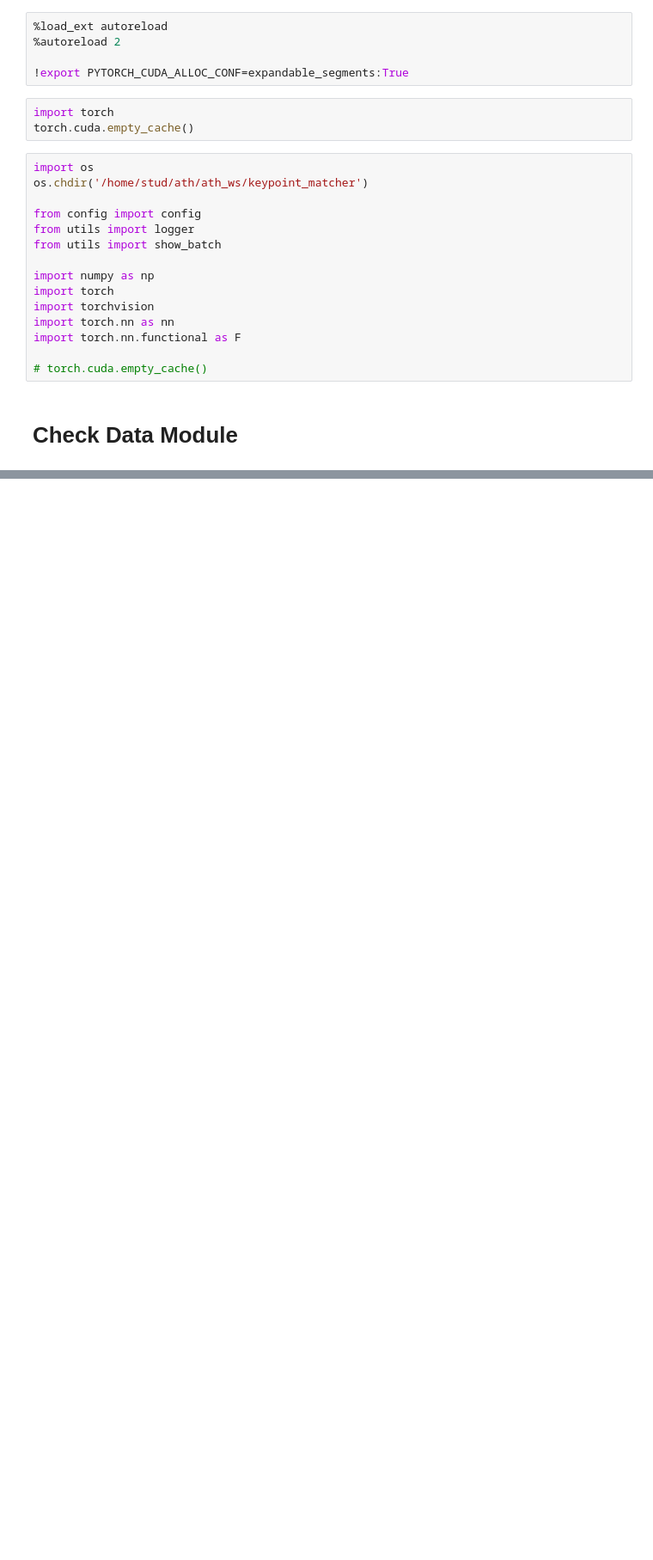
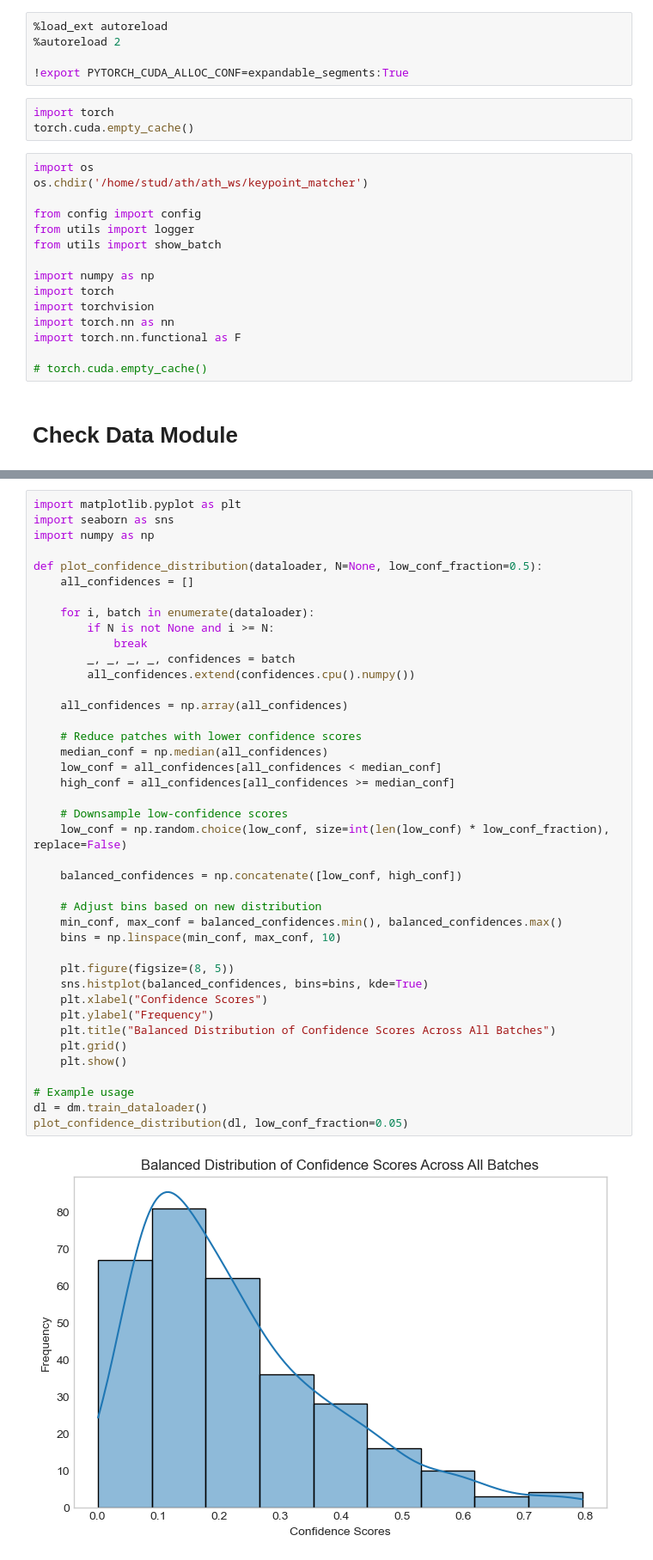
Before and after one commit to pranav-ap/keypoint_matcher, a Jupyter notebook: notebooks/explore_missing.ipynb, the cells around one changed output, grey strips where cells are left out. Shown at 86% size. Drawn from its saved outputs; the diff is of its cells as text; blank space fills up the shorter version.

```diff
--- a/notebooks/explore_missing.ipynb
+++ b/notebooks/explore_missing.ipynb
@@ -87,0 +114,43 @@ tensor([[43., 67.],
+# %%
+import matplotlib.pyplot as plt
+import seaborn as sns
+import numpy as np
+
+def plot_confidence_distribution(dataloader, N=None, low_conf_fraction=0.5):
+    all_confidences = []
+
+    for i, batch in enumerate(dataloader):
+        if N is not None and i >= N:
+            break
+        _, _, _, _, confidences = batch
+        all_confidences.extend(confidences.cpu().numpy())
+
+    all_confidences = np.array(all_confidences)
+
+    # Reduce patches with lower confidence scores
+    median_conf = np.median(all_confidences)
+    low_conf = all_confidences[all_confidences < median_conf]
+    high_conf = all_confidences[all_confidences >= median_conf]
+
+    # Downsample low-confidence scores
+    low_conf = np.random.choice(low_conf, size=int(len(low_conf) * low_conf_fraction), replace=False)
+
+    balanced_confidences = np.concatenate([low_conf, high_conf])
+
+    # Adjust bins based on new distribution
+    min_conf, max_conf = balanced_confidences.min(), balanced_confidences.max()
+    bins = np.linspace(min_conf, max_conf, 10)
+
+    plt.figure(figsize=(8, 5))
+    sns.histplot(balanced_confidences, bins=bins, kde=True)
+    plt.xlabel("Confidence Scores")
+    plt.ylabel("Frequency")
+    plt.title("Balanced Distribution of Confidence Scores Across All Batches")
+    plt.grid()
+    plt.show()
+
+# Example usage
+dl = dm.train_dataloader()
+plot_confidence_distribution(dl, low_conf_fraction=0.05)
+# %% [output]
+[figure, added]
```
Also changed, not shown: parts of 6 cells of this notebook, 6 other files.
